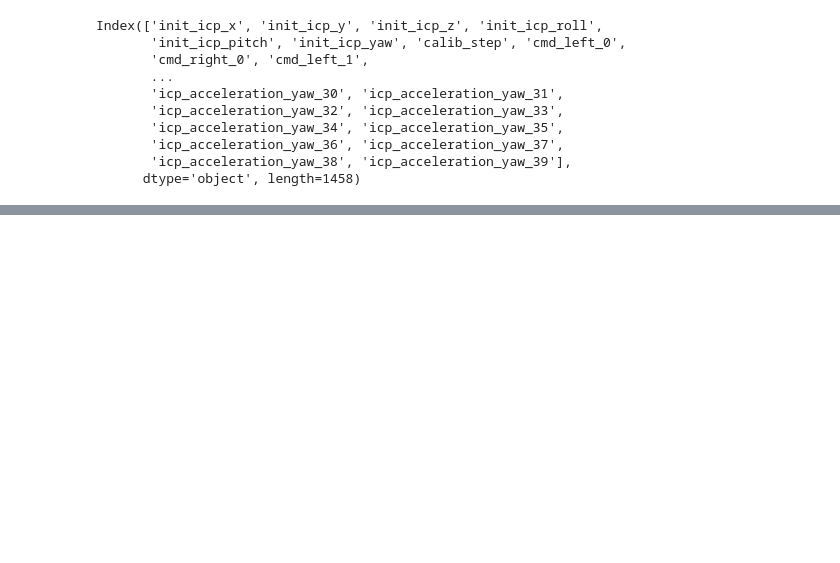
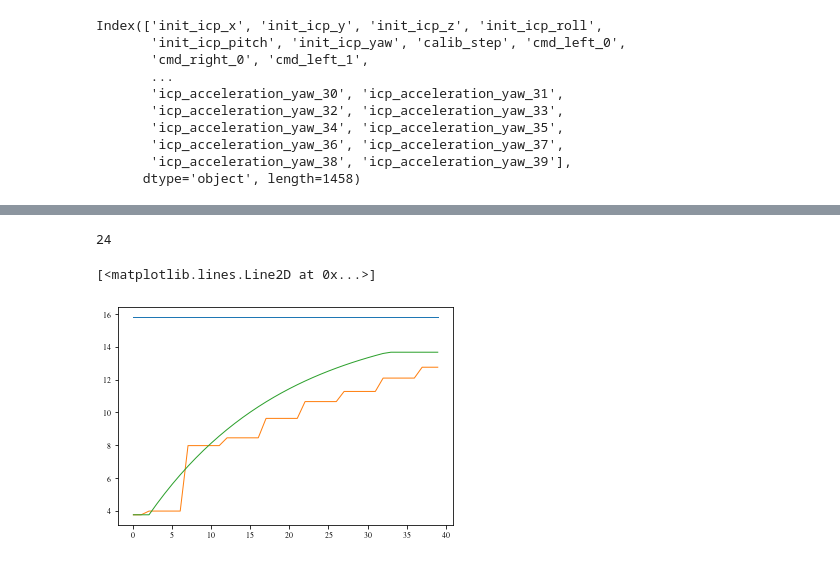
Before and after one commit to norlab-ulaval/norlab_WMRD, a Jupyter notebook: RAL2023/powertrain_calib_steps.ipynb, the cells around one changed output, grey strips where cells are left out. Saved outputs shown, nothing was run; the diff lists cells and outputs as text; code cells hidden in the pictures; blank space fills up the shorter version.

```diff
--- a/RAL2023/powertrain_calib_steps.ipynb
+++ b/RAL2023/powertrain_calib_steps.ipynb
@@ -206,0 +224,11 @@ plt.savefig('figs/powertrain_calib_steps.pdf', dpi=300)
+# %%
+window_id = cmd_left_vels.argmax(axis=0)[0]
+print(window_id)
+
+plt.plot(cmd_left_vels[window_id, :].flatten())
+plt.plot(encoder_left_vels[window_id, :].flatten())
+plt.plot(transitory_left_vels[window_id, :].flatten())
+# %% [output]
+24
+[<matplotlib.lines.Line2D at 0x...>]
+[figure, added]
```
Also changed, not shown: parts of 3 cells of this notebook, 27 other files.
